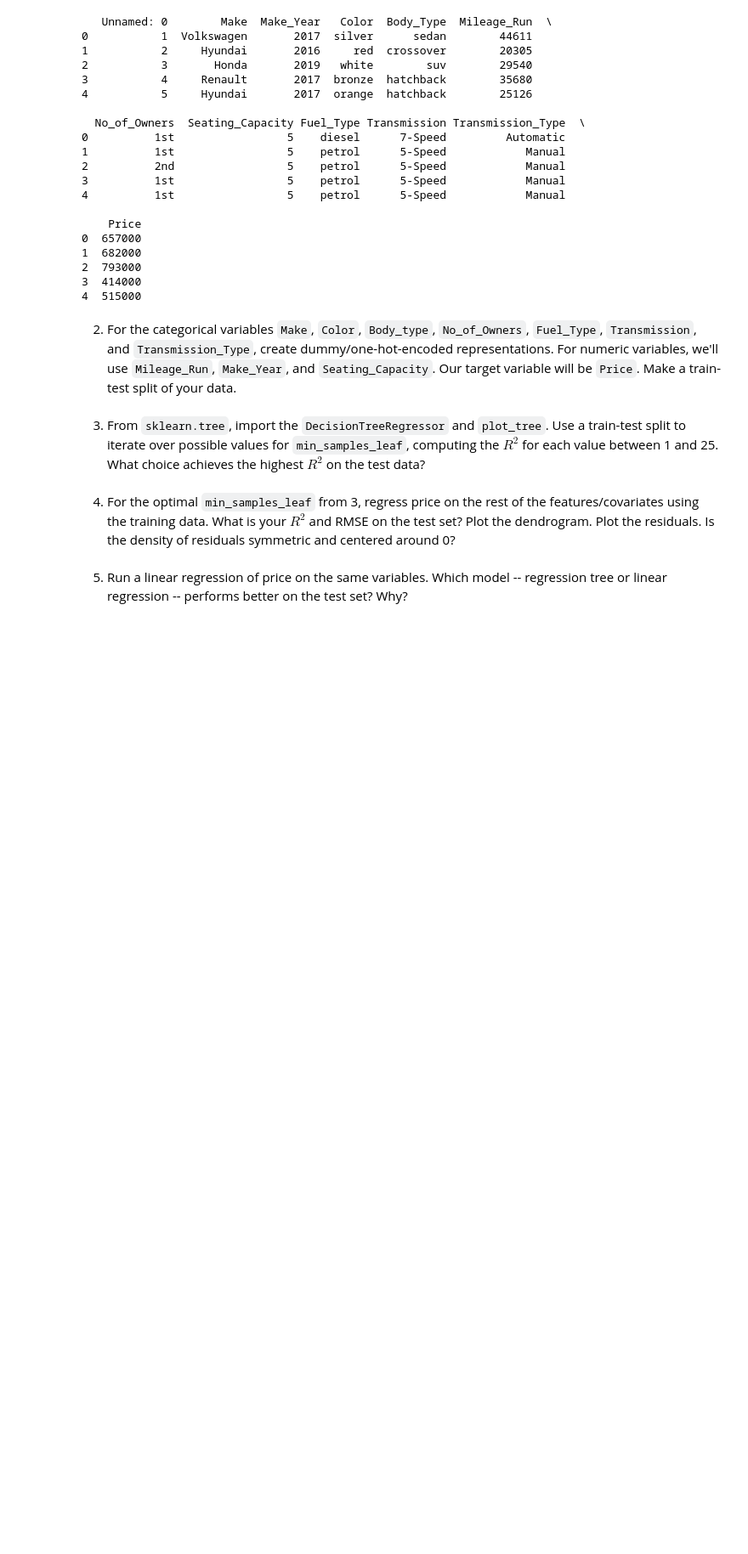
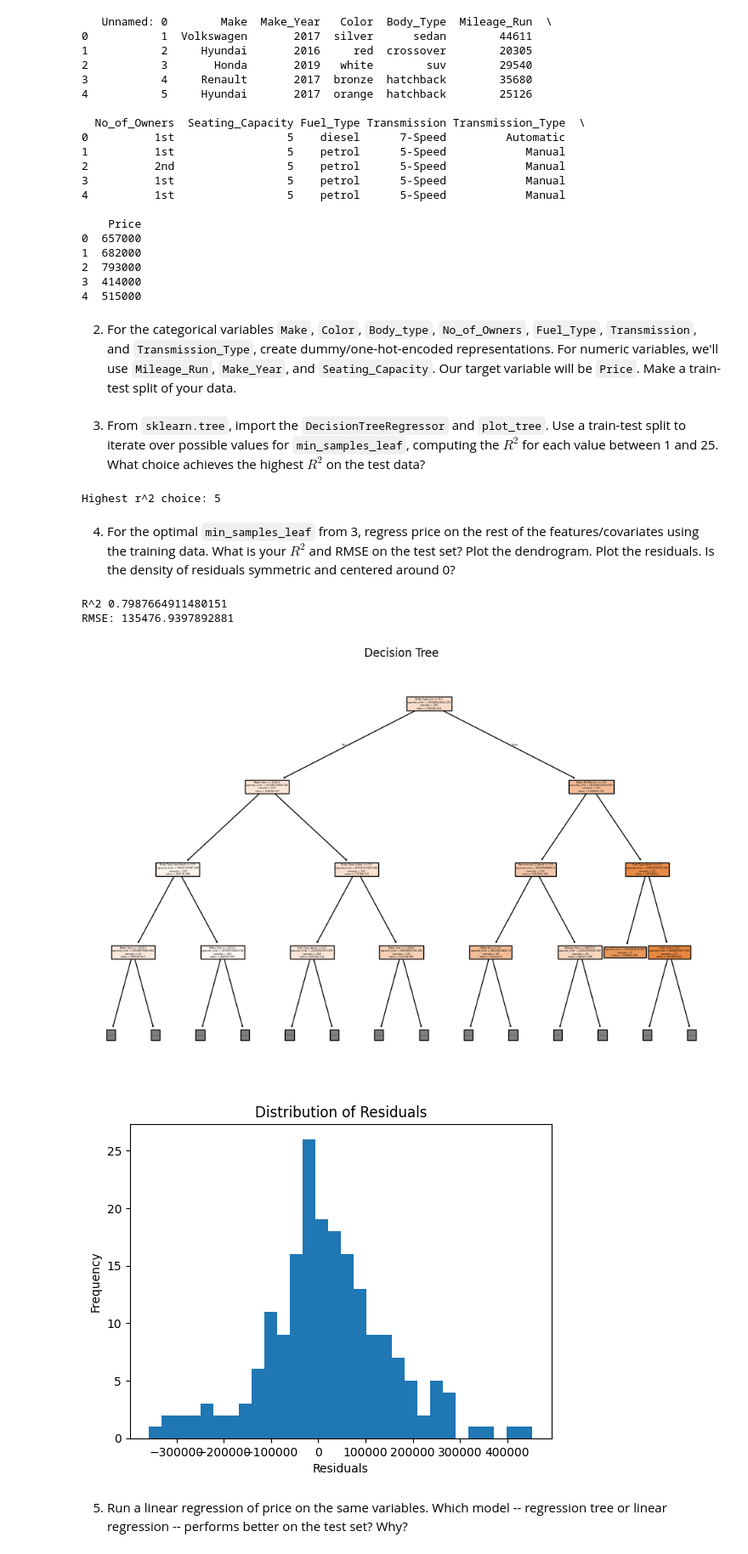
Before and after one commit to ashleynguyen04/trees, a Jupyter notebook: assignment/assignment.ipynb, the cells around one changed output. Shown: that part at 85% size. Cells and saved outputs as stored; diff of their text form; code cells hidden in the pictures; blank space fills up the shorter version.

```diff
--- a/assignment/assignment.ipynb
+++ b/assignment/assignment.ipynb
@@ -75,6 +83,65 @@ from sklearn.tree import plot_tree # Plot the tree
+# %%
+from sklearn.tree import DecisionTreeClassifier # Import the tree classifier
+from sklearn.tree import plot_tree # Plot the tree
+from sklearn.tree import DecisionTreeRegressor
+from sklearn.metrics import r2_score, mean_squared_error
+
+best_leaf = None
+best_r2 = -100000
+
+for leaf_size in range(1, 26):
+    model = DecisionTreeRegressor(min_samples_leaf=leaf_size, random_state=31)
+    model.fit(X_train, y_train)
+    y_pred = model.predict(X_test)
+    score = r2_score(y_test, y_pred)
+    if score > best_r2:
+        best_r2 = score
+        best_leaf = leaf_size
+
+print("Highest r^2 choice:", best_leaf)
+# %% [output]
+Highest r^2 choice: 5
 # %% [markdown]
 
 4. For the optimal `min_samples_leaf` from 3, regress price on the rest of the features/covariates using the training data. What is your $R^2$ and RMSE on the test set? Plot the dendrogram. Plot the residuals. Is the density of residuals symmetric and centered around 0?
+# %%
+import numpy as np
+import matplotlib.pyplot as plt
+model = DecisionTreeRegressor(min_samples_leaf=best_leaf, random_state=31)
+model.fit(X_train, y_train)
+
+y_pred = model.predict(X_test)
+r2 = r2_score(y_test, y_pred)
+rmse = np.sqrt(mean_squared_error(y_test, y_pred))
+
+print("R^2", r2)
+print("RMSE:", rmse)
+
+plt.figure(figsize=(12, 8))
+plot_tree(
+    model,
+    feature_names=X_train.columns,
+    filled=True,
+    max_depth=3
+)
+plt.title("Decision Tree")
+plt.show()
+
+residuals = y_test - y_pred
+
+plt.figure()
+plt.hist(residuals, bins=30)
+plt.xlabel("Residuals")
+plt.ylabel("Frequency")
+plt.title("Distribution of Residuals")
+plt.show()
+
+# Yes, the density of residuals seem to be relatively symmetric and centered around 0.
+# %% [output]
+R^2 0.7987664911480151
+RMSE: 135476.9397892881
+[figure, added]
+[figure, added]
 # %% [markdown]
 
 5. Run a linear regression of price on the same variables. Which model -- regression tree or linear regression -- performs better on the test set? Why?
```
Also changed, not shown: parts of 4 cells of this notebook.
